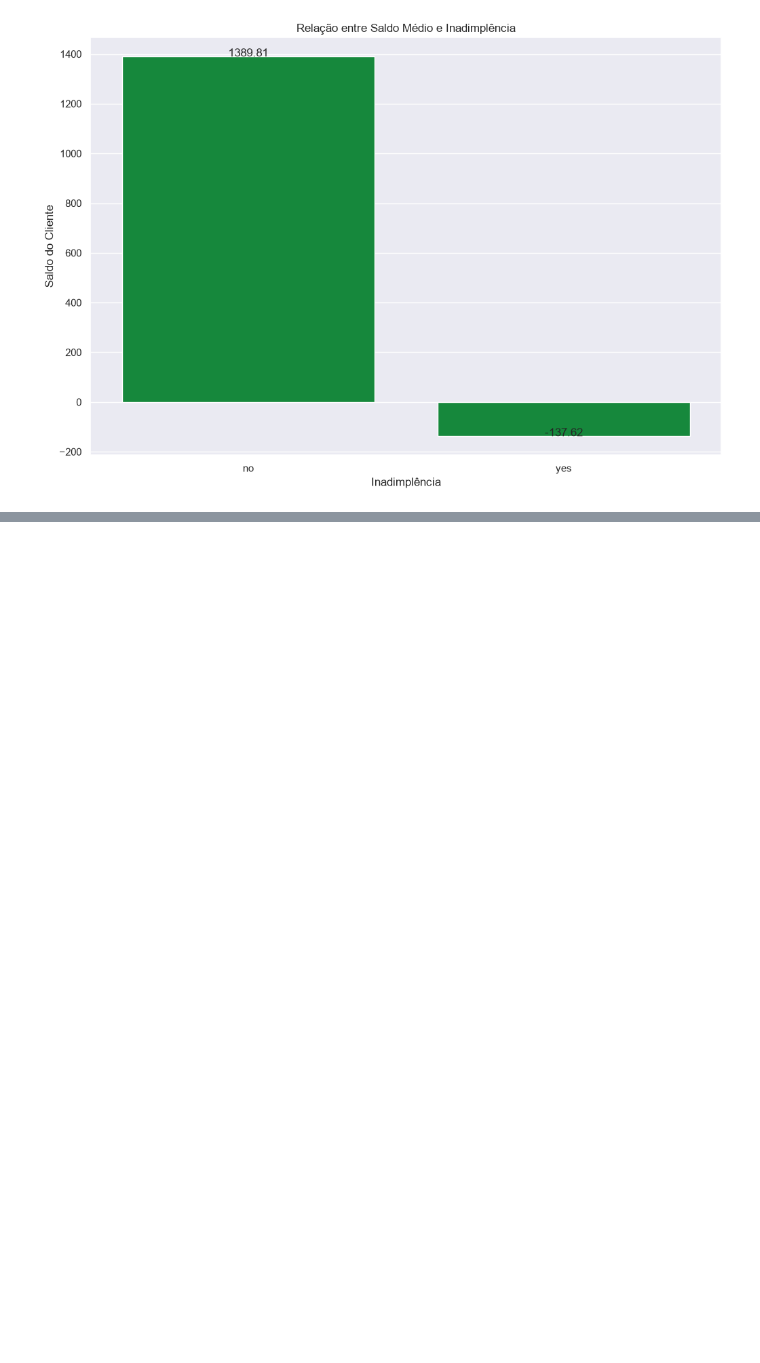
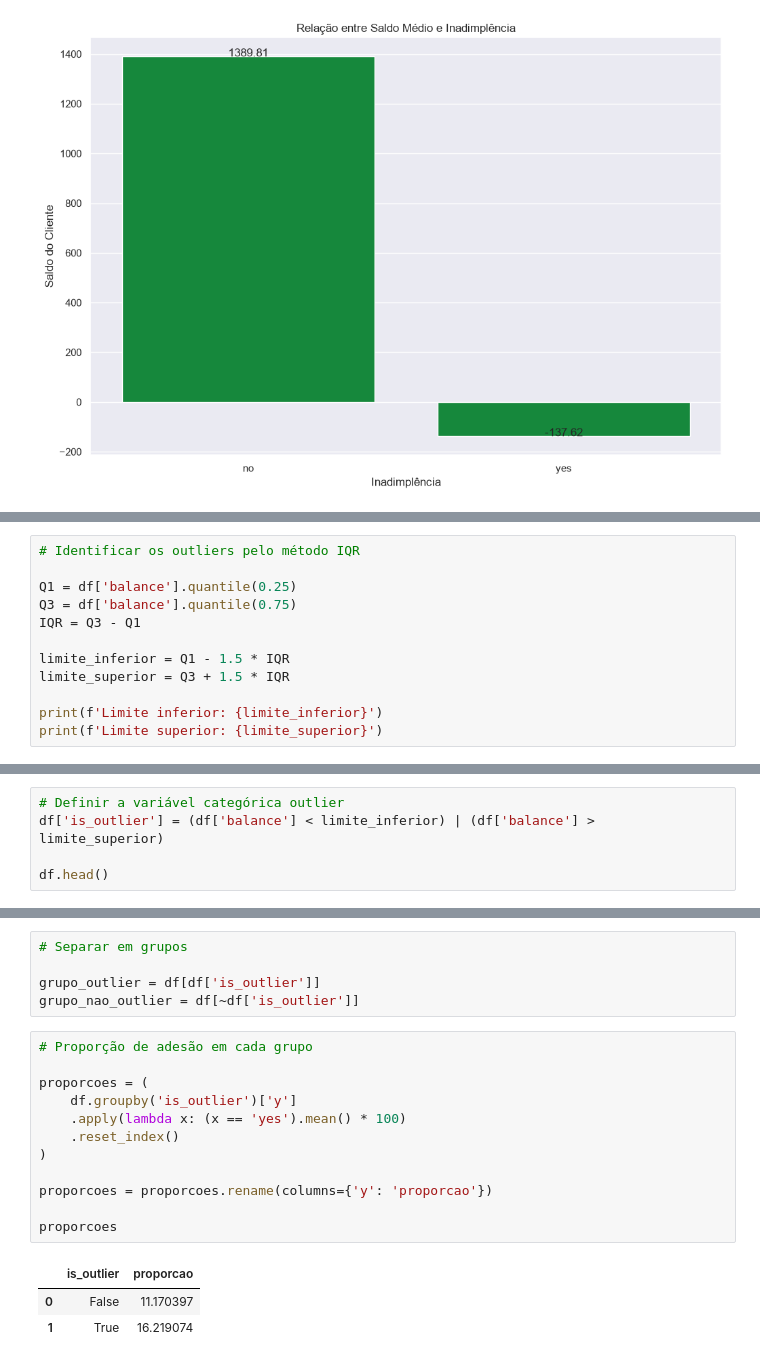
Before and after one commit to hccruz/Bank_Marketing, a Jupyter notebook: notebook/main.ipynb, the cells around one changed output, grey strips where cells are left out. Drawn from its saved outputs; the diff is of its cells as text; blank space fills up the shorter version.

Commit message:
Análise de média de idade e saldo por outliers

```diff
--- a/notebook/main.ipynb
+++ b/notebook/main.ipynb
@@ -318,0 +331,12 @@ plt.show()
+# %%
+# Identificar os outliers pelo método IQR
+
+Q1 = df['balance'].quantile(0.25)
+Q3 = df['balance'].quantile(0.75)
+IQR = Q3 - Q1
+
+limite_inferior = Q1 - 1.5 * IQR
+limite_superior = Q3 + 1.5 * IQR
+
+print(f'Limite inferior: {limite_inferior}')
+print(f'Limite superior: {limite_superior}')
@@ -318,0 +346,5 @@ plt.show()
+# %%
+# Definir a variável categórica outlier
+df['is_outlier'] = (df['balance'] < limite_inferior) | (df['balance'] > limite_superior)
+
+df.head()
@@ -318,0 +366,21 @@ plt.show()
+# %%
+# Separar em grupos
+
+grupo_outlier = df[df['is_outlier']]
+grupo_nao_outlier = df[~df['is_outlier']]
+# %%
+# Proporção de adesão em cada grupo
+
+proporcoes = (
+    df.groupby('is_outlier')['y']
+    .apply(lambda x: (x == 'yes').mean() * 100)
+    .reset_index()
+)
+
+proporcoes = proporcoes.rename(columns={'y': 'proporcao'})
+
+proporcoes
+# %% [output]
+|  | is_outlier | proporcao |
+| 0 | False | 11.170397 |
+| 1 | True | 16.219074 |
```
Also changed, not shown: parts of 9 cells of this notebook.
